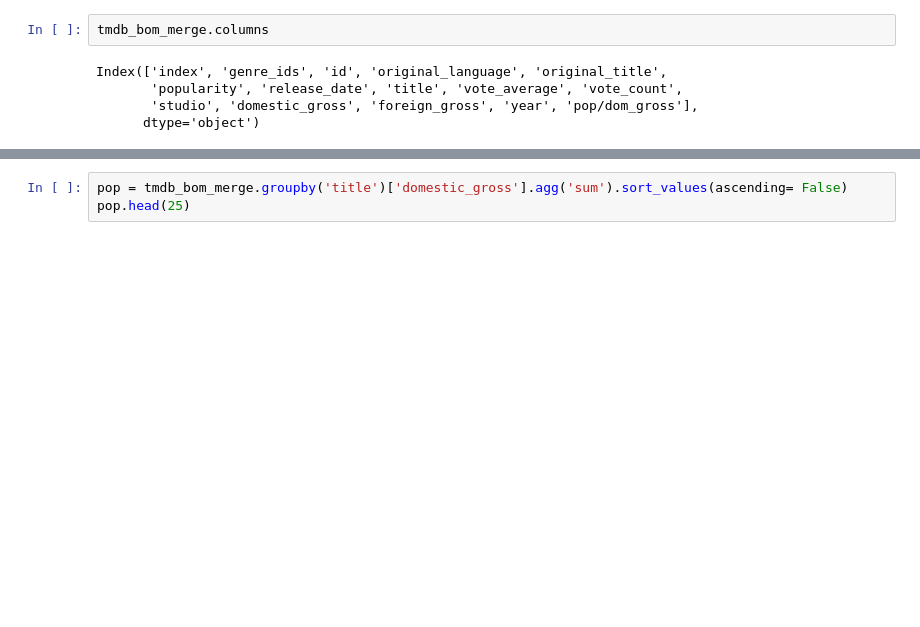
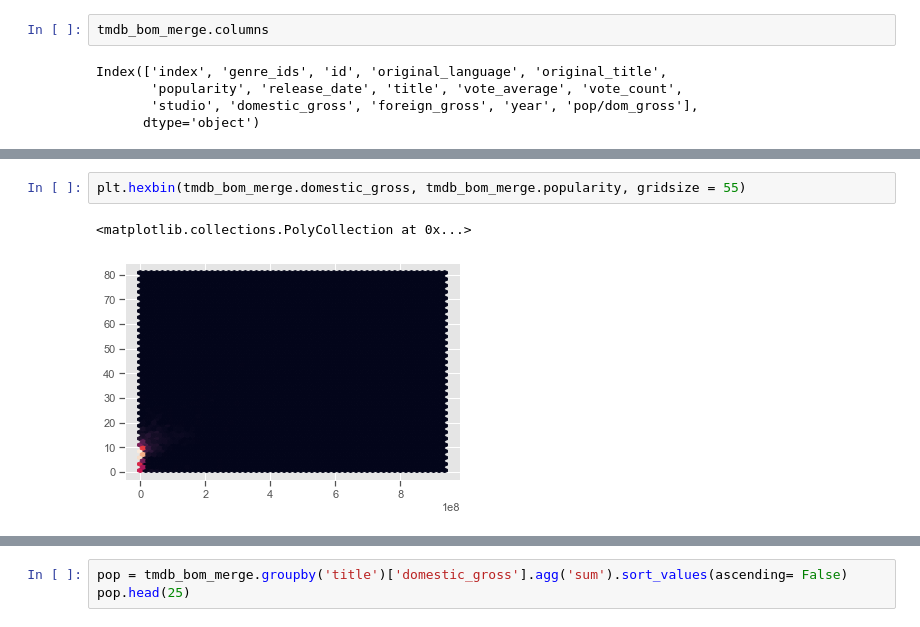
Before and after one commit to Kelvincwaters/dsc-mod-1-project-v2-1-online-ds-ft-120919, a Jupyter notebook: student.ipynb, the cells around one changed output, grey strips where cells are left out. Cells and saved outputs as stored; diff of their text form; blank space fills up the shorter version.

```diff
--- a/student.ipynb
+++ b/student.ipynb
@@ -1117,0 +1121,5 @@ Name: popularity, dtype: float64
+# %%
+plt.hexbin(tmdb_bom_merge.domestic_gross, tmdb_bom_merge.popularity, gridsize = 55)
+# %% [output]
+<matplotlib.collections.PolyCollection at 0x...>
+[figure, added]
```
Also changed, not shown: parts of 20 cells of this notebook.
